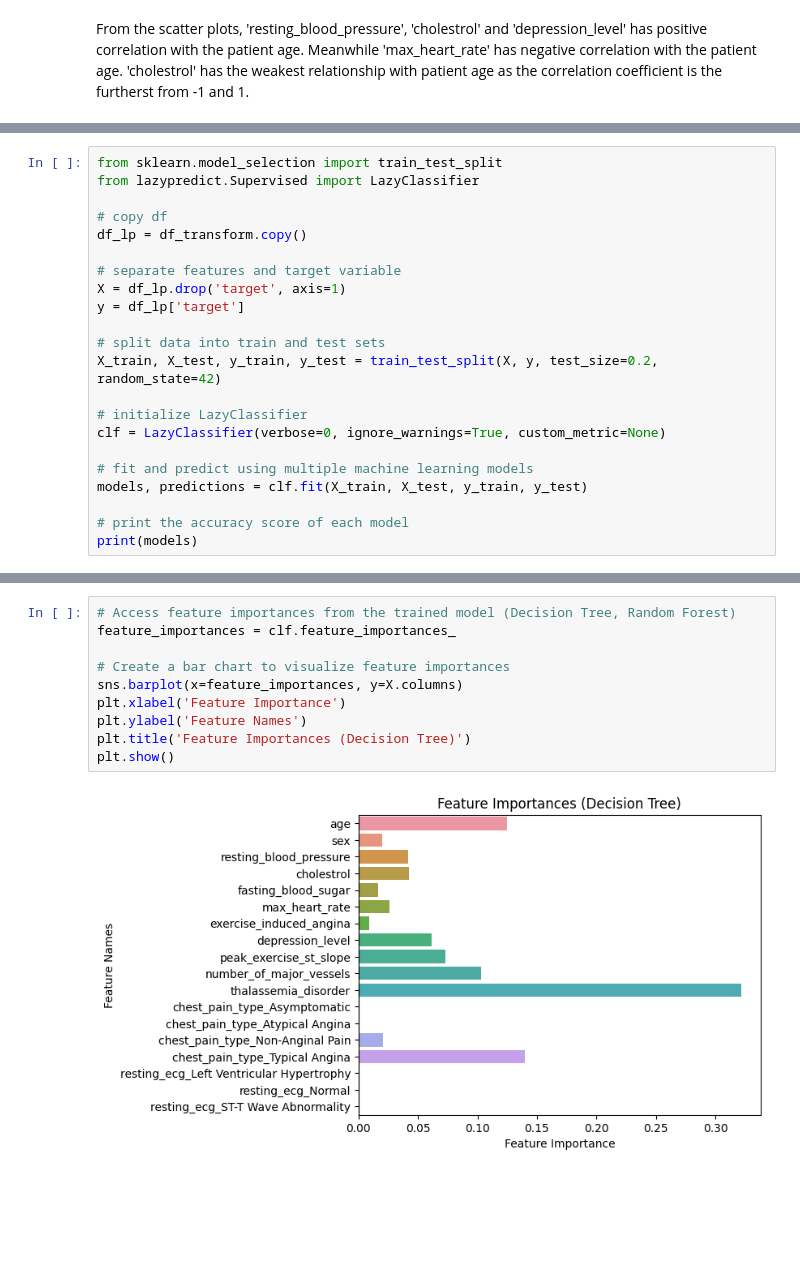
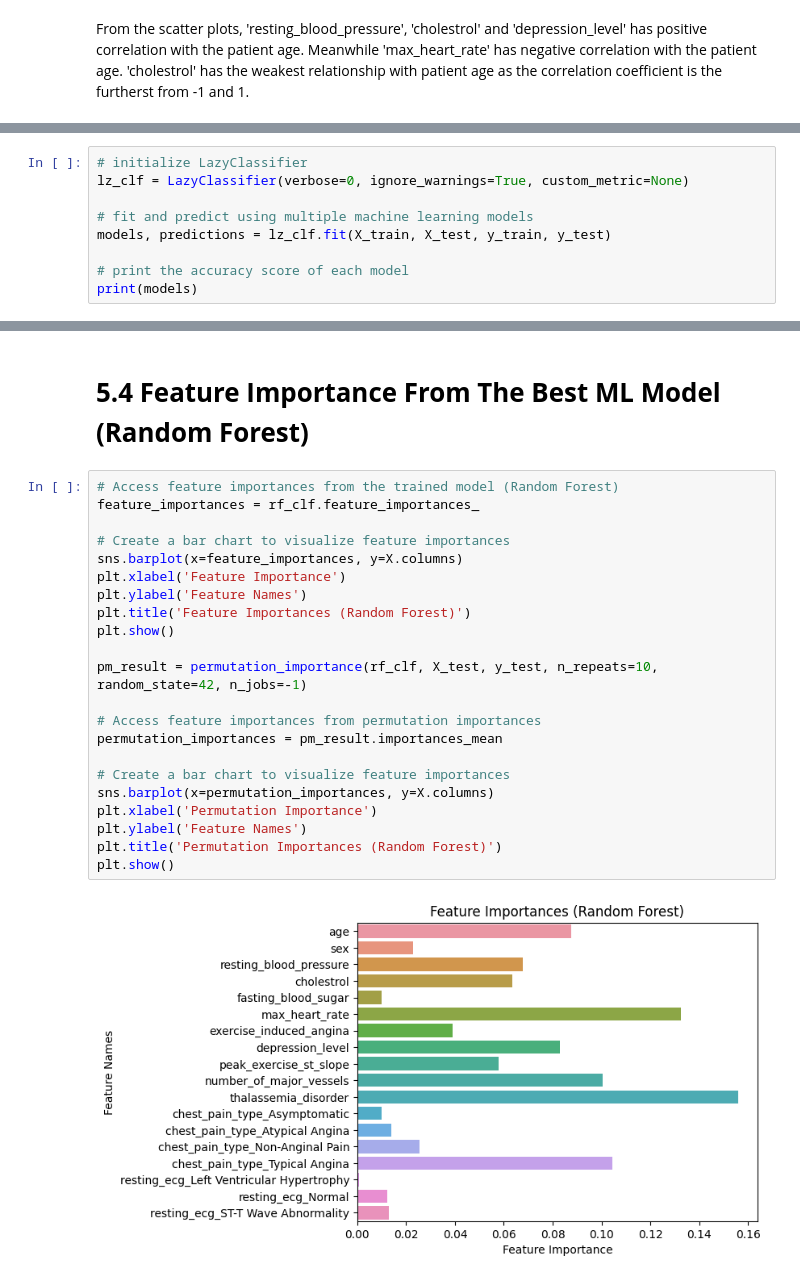
Before and after one commit to karhong-sam/project-wqd7003-ds-analysis, a Jupyter notebook: heart-analysis.ipynb, the cells around one changed output, grey strips where cells are left out. Cells and saved outputs as stored; diff of their text form; blank space fills up the shorter version.

Commit message:
Compile ML and Hypothesis Testing into notebook

```diff
--- a/heart-analysis.ipynb
+++ b/heart-analysis.ipynb
@@ -832,22 +946,9 @@ From the scatter plots, 'resting_blood_pressure', 'cholestrol' and 'depression_l
 # %%
-from sklearn.model_selection import train_test_split
-from lazypredict.Supervised import LazyClassifier
-
-# copy df
-df_lp = df_transform.copy()
-
-# separate features and target variable
-X = df_lp.drop('target', axis=1)
-y = df_lp['target']
-
-# split data into train and test sets
-X_train, X_test, y_train, y_test = train_test_split(X, y, test_size=0.2, random_state=42)
-
 # initialize LazyClassifier
-clf = LazyClassifier(verbose=0, ignore_warnings=True, custom_metric=None)
+lz_clf = LazyClassifier(verbose=0, ignore_warnings=True, custom_metric=None)
 
 # fit and predict using multiple machine learning models
-models, predictions = clf.fit(X_train, X_test, y_train, y_test)
+models, predictions = lz_clf.fit(X_train, X_test, y_train, y_test)
 
 # print the accuracy score of each model
 print(models)
@@ -911,12 +1122,26 @@ Confusion Matrix:
+# %% [markdown]
+# **5.4 Feature Importance From The Best ML Model (Random Forest)**
 # %%
-# Access feature importances from the trained model (Decision Tree, Random Forest)
-feature_importances = clf.feature_importances_
+# Access feature importances from the trained model (Random Forest)
+feature_importances = rf_clf.feature_importances_
 
 # Create a bar chart to visualize feature importances
 sns.barplot(x=feature_importances, y=X.columns)
 plt.xlabel('Feature Importance')
 plt.ylabel('Feature Names')
-plt.title('Feature Importances (Decision Tree)')
+plt.title('Feature Importances (Random Forest)')
 plt.show()
+
+pm_result = permutation_importance(rf_clf, X_test, y_test, n_repeats=10, random_state=42, n_jobs=-1)
+
+# Access feature importances from permutation importances
+permutation_importances = pm_result.importances_mean
+
+# Create a bar chart to visualize feature importances
+sns.barplot(x=permutation_importances, y=X.columns)
+plt.xlabel('Permutation Importance')
+plt.ylabel('Feature Names')
+plt.title('Permutation Importances (Random Forest)')
+plt.show()
 # %% [output]
-[figure, old version]
+[figure, new version]
```
Also changed, not shown: parts of 27 cells of this notebook.
